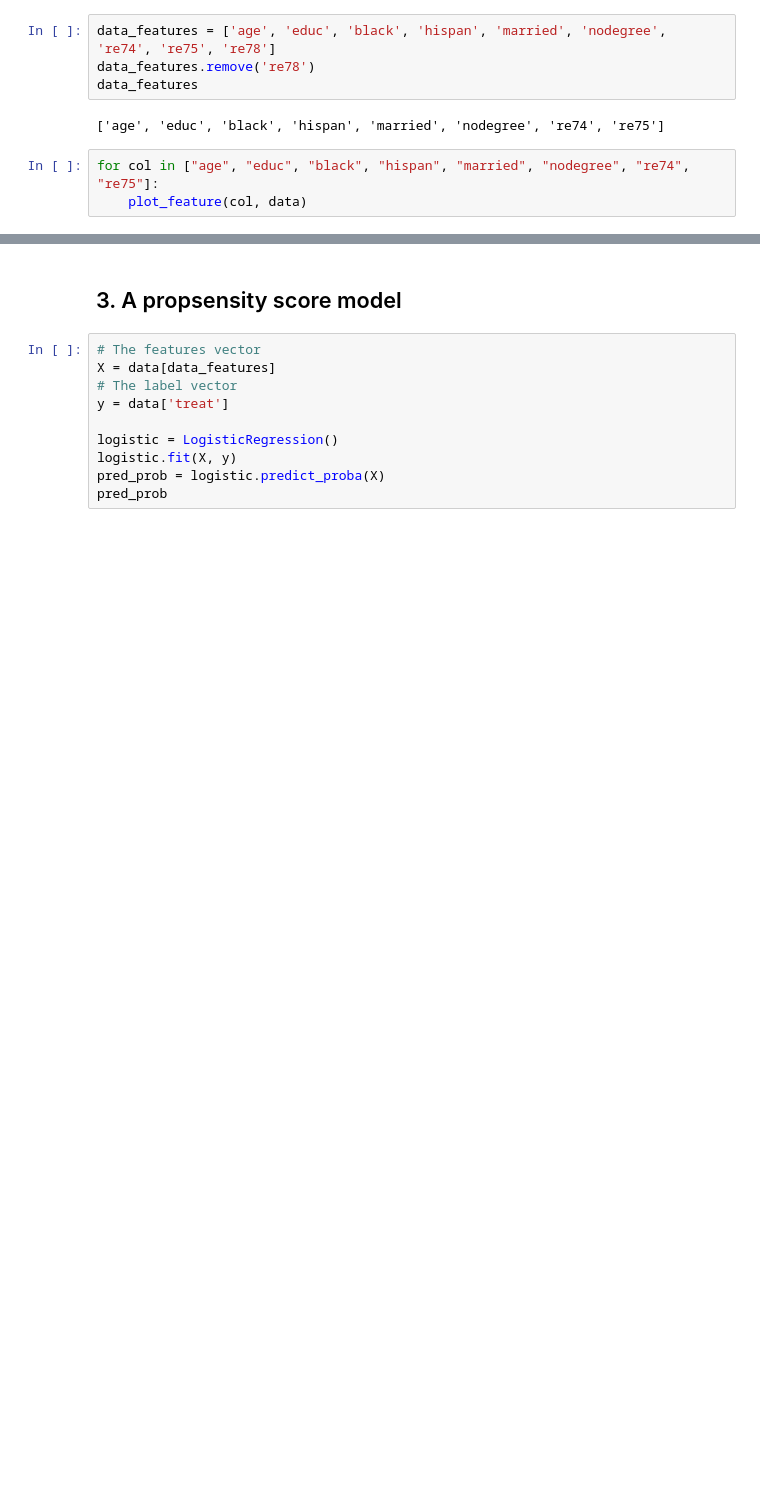
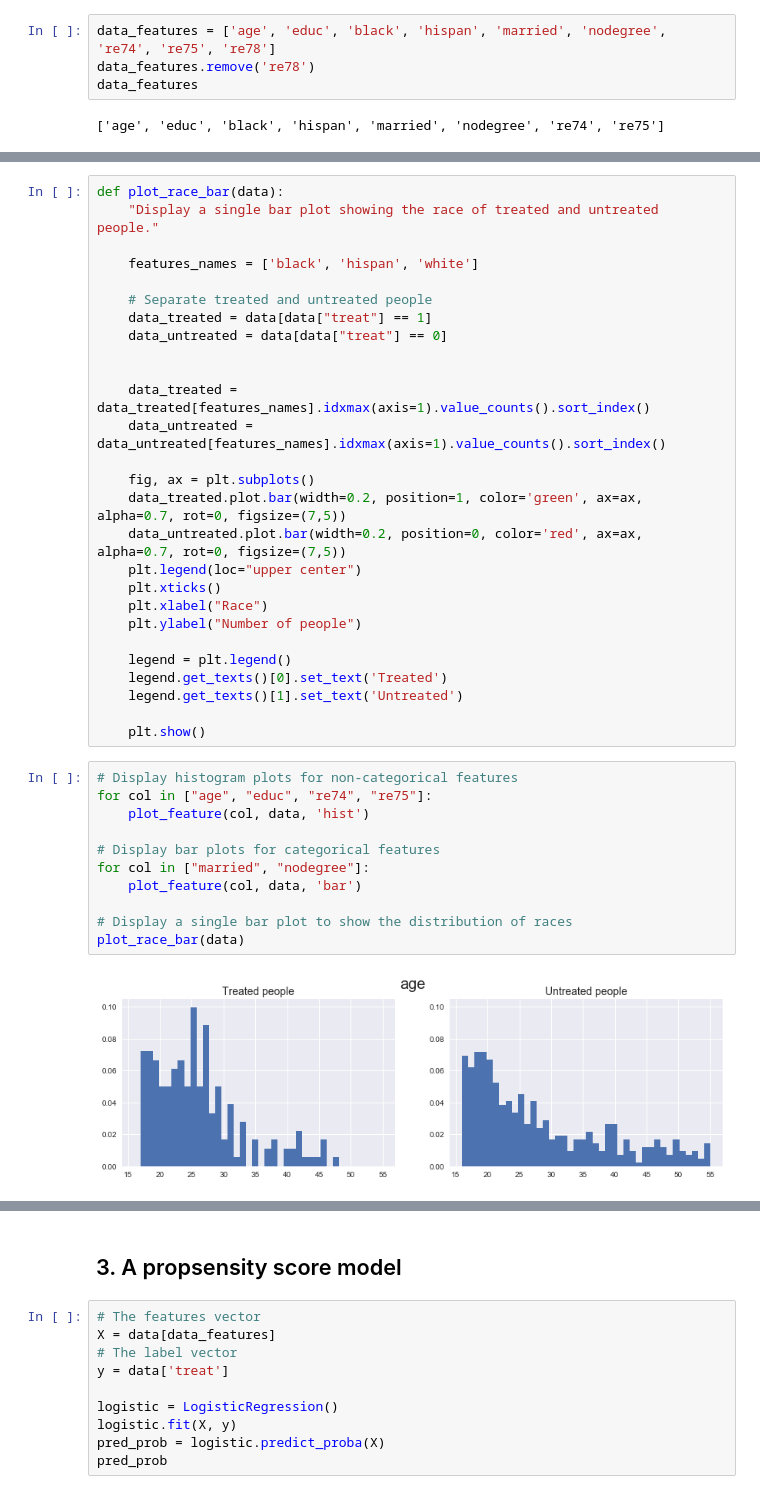
Before and after one commit to brunowicht/ada_project, a Jupyter notebook: 04 - Applied ML/Homework4.ipynb, the cells around one changed output, grey strips where cells are left out. Cells and saved outputs as stored; diff of their text form; blank space fills up the shorter version.

```diff
--- a/04 - Applied ML/Homework4.ipynb
+++ b/04 - Applied ML/Homework4.ipynb
@@ -58,6 +109,3 @@ data_features.remove('re78')
 data_features
 # %% [output]
 ['age', 'educ', 'black', 'hispan', 'married', 'nodegree', 're74', 're75']
-# %%
-for col in ["age", "educ", "black", "hispan", "married", "nodegree", "re74", "re75"]:
-    plot_feature(col, data)
@@ -72,0 +112,40 @@ for col in ["age", "educ", "black", "hispan", "married", "nodegree", "re74", "re
+# %%
+def plot_race_bar(data):
+    "Display a single bar plot showing the race of treated and untreated people."
+
+    features_names = ['black', 'hispan', 'white']
+
+    # Separate treated and untreated people
+    data_treated = data[data["treat"] == 1]
+    data_untreated = data[data["treat"] == 0]
+
+
+    data_treated = data_treated[features_names].idxmax(axis=1).value_counts().sort_index()
+    data_untreated = data_untreated[features_names].idxmax(axis=1).value_counts().sort_index()
+
+    fig, ax = plt.subplots()
+    data_treated.plot.bar(width=0.2, position=1, color='green', ax=ax, alpha=0.7, rot=0, figsize=(7,5))
+    data_untreated.plot.bar(width=0.2, position=0, color='red', ax=ax, alpha=0.7, rot=0, figsize=(7,5))
+    plt.legend(loc="upper center")
+    plt.xticks()
+    plt.xlabel("Race")
+    plt.ylabel("Number of people")
+
+    legend = plt.legend()
+    legend.get_texts()[0].set_text('Treated')
+    legend.get_texts()[1].set_text('Untreated')
+
+    plt.show()
+# %%
+# Display histogram plots for non-categorical features
+for col in ["age", "educ", "re74", "re75"]:
+    plot_feature(col, data, 'hist')
+
+# Display bar plots for categorical features
+for col in ["married", "nodegree"]:
+    plot_feature(col, data, 'bar')
+
+# Display a single bar plot to show the distribution of races
+plot_race_bar(data)
+# %% [output]
+[figure, added]
```
Also changed, not shown: parts of 9 cells of this notebook.
